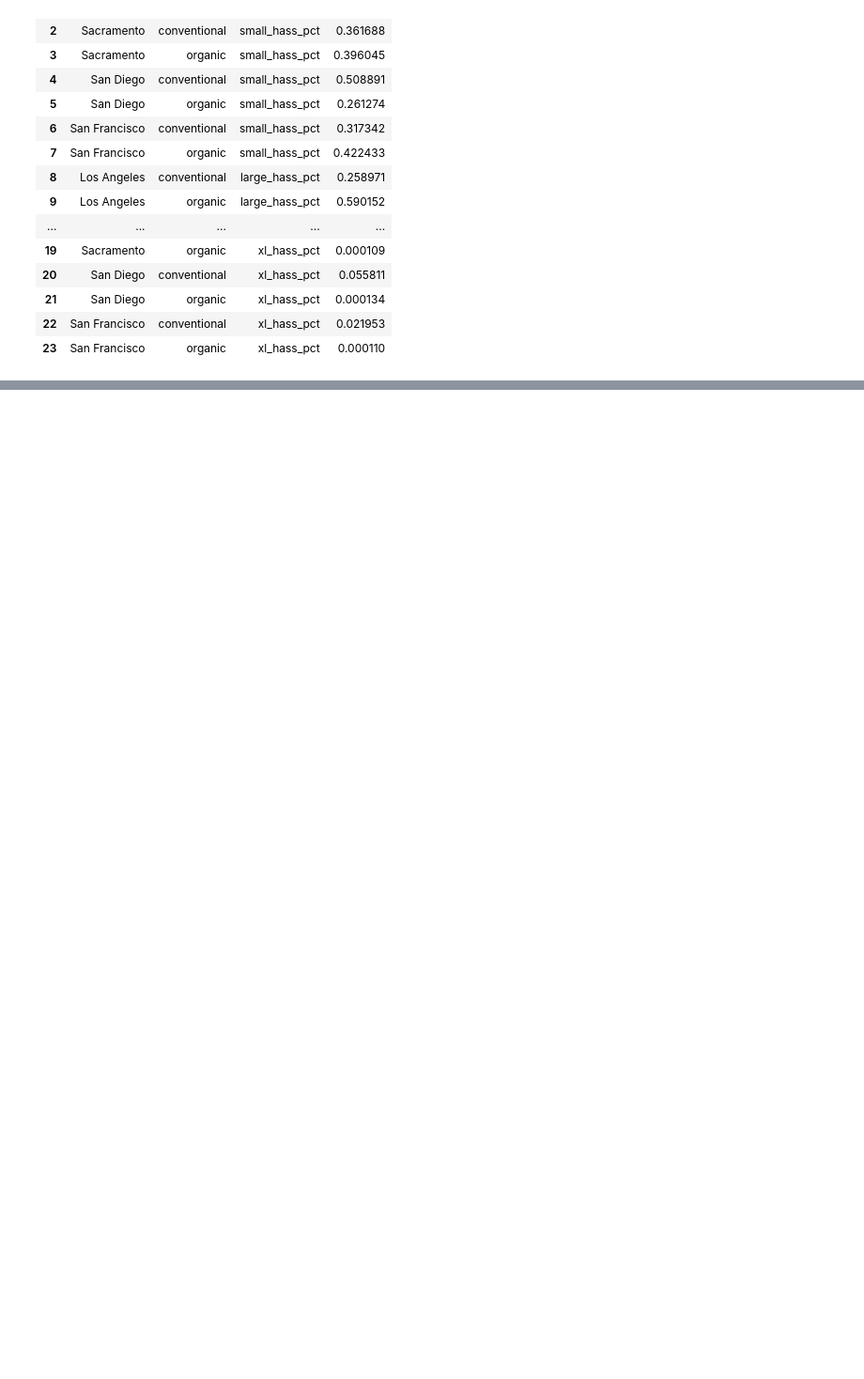
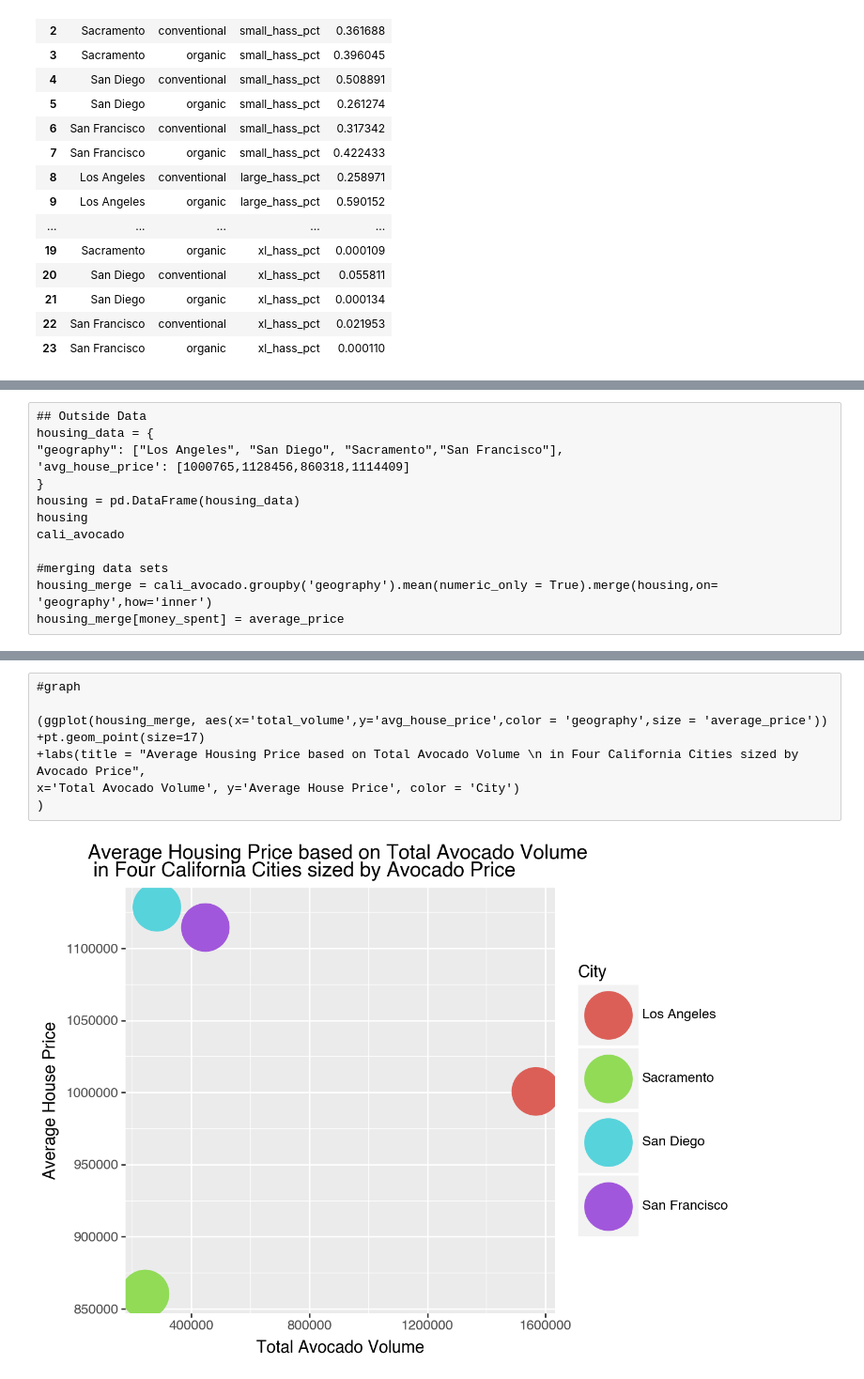
Before and after one commit to wkapner/GSB_544, a Jupyter notebook: Labs/Lab2.ipynb, the cells around one changed output, grey strips where cells are left out. Shown at 94% size. Drawn from its saved outputs; the diff is of its cells as text; blank space fills up the shorter version.

```diff
--- a/Labs/Lab2.ipynb
+++ b/Labs/Lab2.ipynb
@@ -308,3 +308,16 @@ x = 'City', y = 'Percent of Total Sales')
 )
 # %% [output]
 [figure]
+# %%
+## Outside Data
+housing_data = {
+"geography": ["Los Angeles", "San Diego", "Sacramento","San Francisco"],
+'avg_house_price': [1000765,1128456,860318,1114409]
+}
+housing = pd.DataFrame(housing_data)
+housing
+cali_avocado
+
+#merging data sets
+housing_merge = cali_avocado.groupby('geography').mean(numeric_only = True).merge(housing,on= 'geography',how='inner')
+housing_merge[money_spent] = average_price
@@ -310,0 +330,10 @@ x = 'City', y = 'Percent of Total Sales')
+# %%
+#graph
+
+(ggplot(housing_merge, aes(x='total_volume',y='avg_house_price',color = 'geography',size = 'average_price'))
++pt.geom_point(size=17)
++labs(title = "Average Housing Price based on Total Avocado Volume \n in Four California Cities sized by Avocado Price",
+x='Total Avocado Volume', y='Average House Price', color = 'City')
+)
+# %% [output]
+[figure, added]
```
Also changed, not shown: parts of 3 cells of this notebook.
